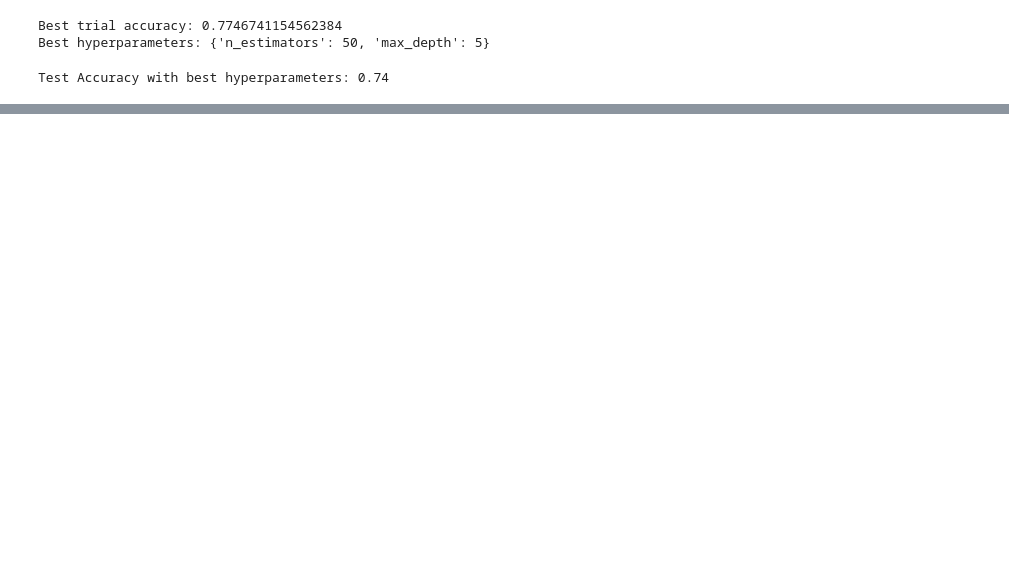
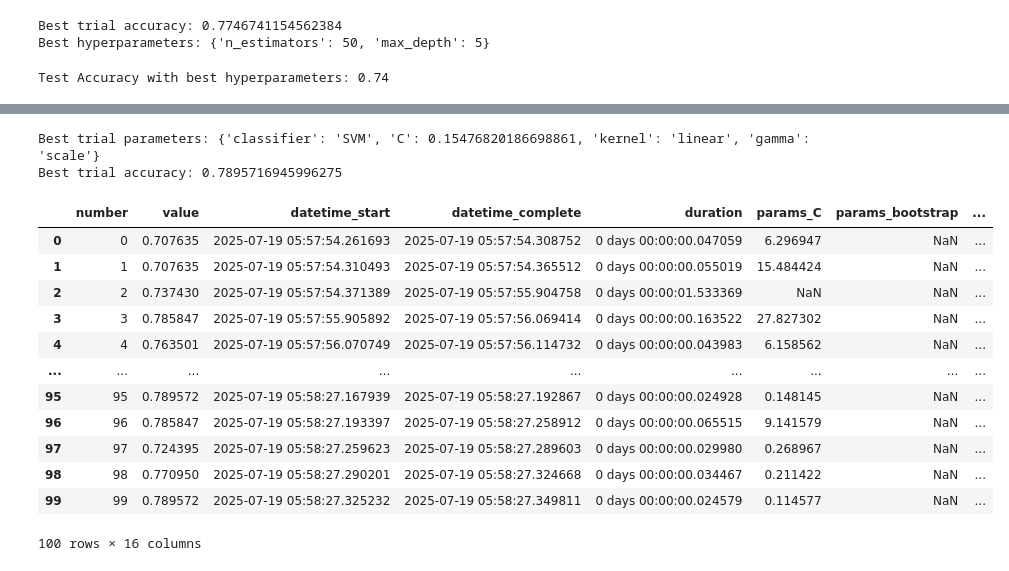
Before and after one commit to Swapn2/PyTorch, a Jupyter notebook: hyperparameter_tunning_bayesian.ipynb, the cells around one changed output, grey strips where cells are left out. Saved outputs shown, nothing was run; the diff lists cells and outputs as text; code cells hidden in the pictures; blank space fills up the shorter version.

```diff
--- a/hyperparameter_tunning_bayesian.ipynb
+++ b/hyperparameter_tunning_bayesian.ipynb
@@ -348,0 +404,4 @@ plot_param_importances(study).show()
+# %%
+# Create a study and optimize it using CmaEsSampler
+study = optuna.create_study(direction='maximize')
+study.optimize(objective, n_trials=100)
@@ -348,0 +426,24 @@ plot_param_importances(study).show()
+# %%
+# Retrieve the best trial
+best_trial = study.best_trial
+print("Best trial parameters:", best_trial.params)
+print("Best trial accuracy:", best_trial.value)
+# %% [output]
+Best trial parameters: {'classifier': 'SVM', 'C': 0.15476820186698861, 'kernel': 'linear', 'gamma': 'scale'}
+Best trial accuracy: 0.7895716945996275
+# %%
+study.trials_dataframe()
+# %% [output]
+|  | number | value | datetime_start | datetime_complete | duration | params_C | params_bootstrap | ... |
+| 0 | 0 | 0.707635 | 2025-07-19 05:57:54.261693 | 2025-07-19 05:57:54.308752 | 0 days 00:00:00.047059 | 6.296947 | NaN | ... |
+| 1 | 1 | 0.707635 | 2025-07-19 05:57:54.310493 | 2025-07-19 05:57:54.365512 | 0 days 00:00:00.055019 | 15.484424 | NaN | ... |
+| 2 | 2 | 0.737430 | 2025-07-19 05:57:54.371389 | 2025-07-19 05:57:55.904758 | 0 days 00:00:01.533369 | NaN | NaN | ... |
+| 3 | 3 | 0.785847 | 2025-07-19 05:57:55.905892 | 2025-07-19 05:57:56.069414 | 0 days 00:00:00.163522 | 27.827302 | NaN | ... |
+| 4 | 4 | 0.763501 | 2025-07-19 05:57:56.070749 | 2025-07-19 05:57:56.114732 | 0 days 00:00:00.043983 | 6.158562 | NaN | ... |
+| ... | ... | ... | ... | ... | ... | ... | ... | ... |
+| 95 | 95 | 0.789572 | 2025-07-19 05:58:27.167939 | 2025-07-19 05:58:27.192867 | 0 days 00:00:00.024928 | 0.148145 | NaN | ... |
+| 96 | 96 | 0.785847 | 2025-07-19 05:58:27.193397 | 2025-07-19 05:58:27.258912 | 0 days 00:00:00.065515 | 9.141579 | NaN | ... |
+| 97 | 97 | 0.724395 | 2025-07-19 05:58:27.259623 | 2025-07-19 05:58:27.289603 | 0 days 00:00:00.029980 | 0.268967 | NaN | ... |
+| 98 | 98 | 0.770950 | 2025-07-19 05:58:27.290201 | 2025-07-19 05:58:27.324668 | 0 days 00:00:00.034467 | 0.211422 | NaN | ... |
+| 99 | 99 | 0.789572 | 2025-07-19 05:58:27.325232 | 2025-07-19 05:58:27.349811 | 0 days 00:00:00.024579 | 0.114577 | NaN | ... |
+100 rows × 16 columns
```
Also changed, not shown: parts of 6 cells of this notebook.
